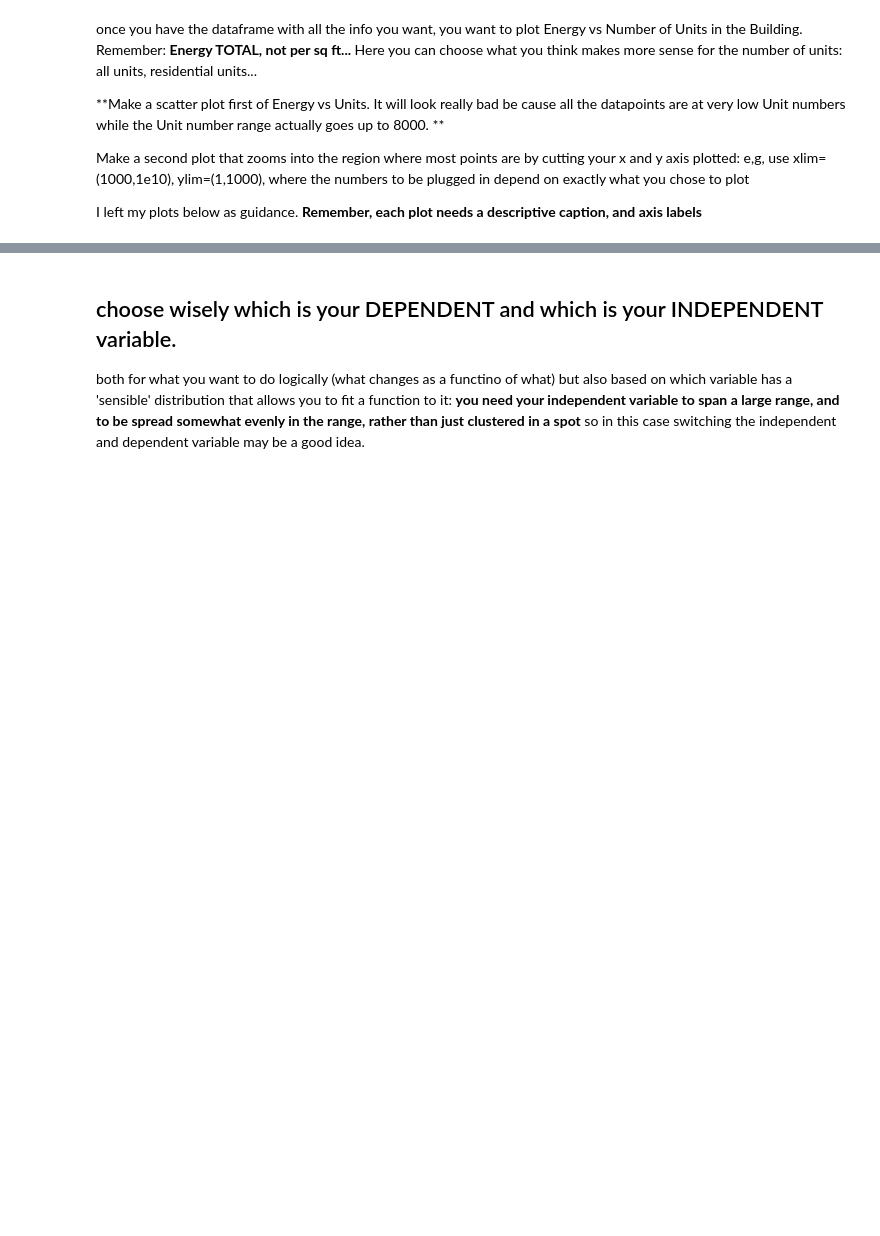
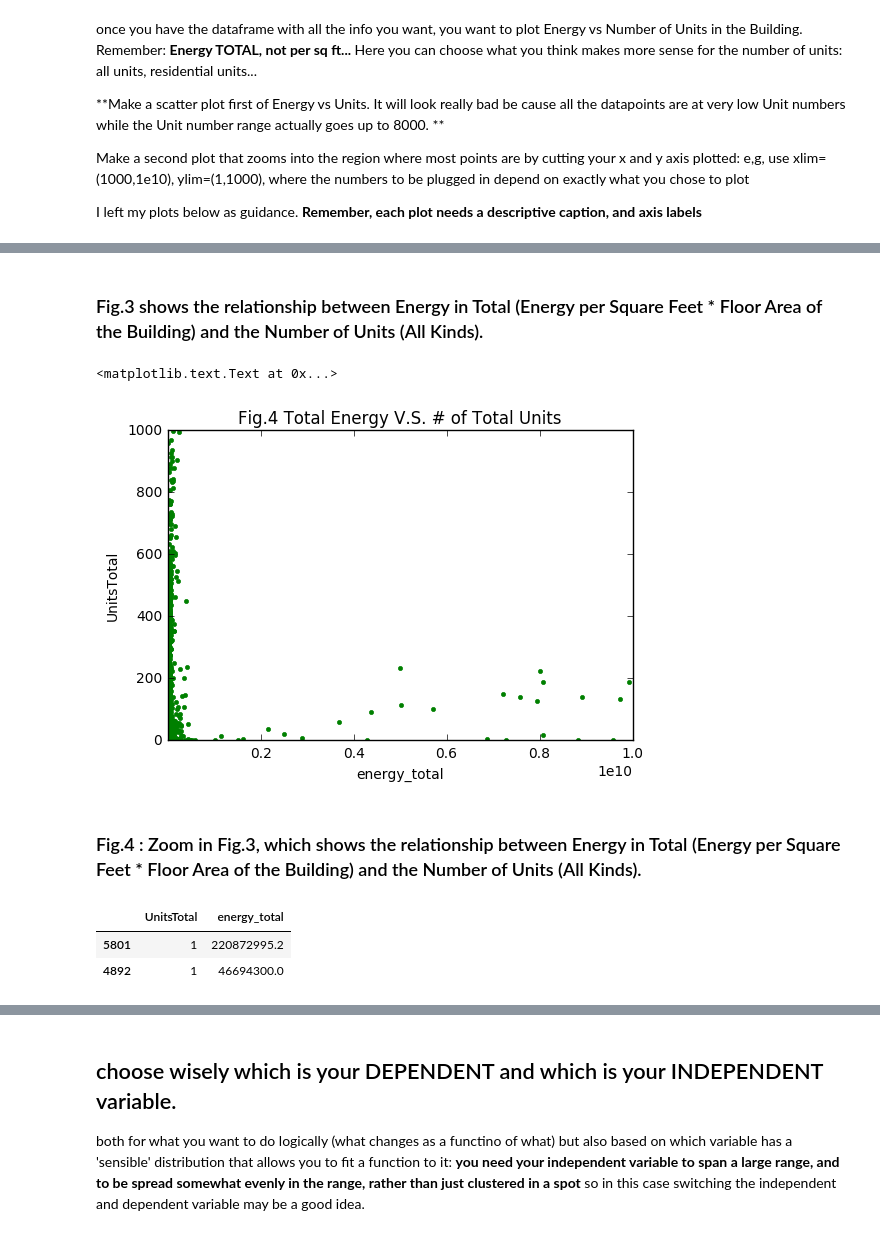
Before and after one commit to djfan/PUI2016_df1676, a Jupyter notebook: HW6_df1676/HW6_1_df1676.ipynb, the cells around one changed output, grey strips where cells are left out. Drawn from its saved outputs; the diff is of its cells as text; code cells hidden in the pictures; blank space fills up the shorter version.

```diff
--- a/HW6_df1676/HW6_1_df1676.ipynb
+++ b/HW6_df1676/HW6_1_df1676.ipynb
@@ -198,0 +259,14 @@ linmodel = sm.OLS(np.log10(y), X, missing='drop').fit() # ignores entires
+# %% [markdown]
+### Fig.3 shows the relationship between Energy in Total (Energy per Square Feet * Floor Area of the Building) and the Number of Units (All Kinds).
+# %%
+pl.plot(bblnrgdata.energy_total, bblnrgdata.UnitsTotal, 'g.')
+pl.title('Fig.4 Total Energy V.S. # of Total Units')
+pl.xlim(1000,1e10)
+pl.ylim(0,1000)
+pl.xlabel('energy_total')
+pl.ylabel('UnitsTotal')
+# %% [output]
+<matplotlib.text.Text at 0x...>
+[figure, added]
+# %% [markdown]
+### Fig.4 : Zoom in Fig.3, which shows the relationship between Energy in Total (Energy per Square Feet * Floor Area of the Building) and the Number of Units (All Kinds).
@@ -198,0 +281,6 @@ linmodel = sm.OLS(np.log10(y), X, missing='drop').fit() # ignores entires
+# %%
+bblnrgdata_cut[['UnitsTotal','energy_total']].sort_values(by='UnitsTotal',axis=0).head(2)
+# %% [output]
+|  | UnitsTotal | energy_total |
+| 5801 | 1 | 220872995.2 |
+| 4892 | 1 | 46694300.0 |
```
Also changed, not shown: parts of 113 cells of this notebook, 6 other files.
